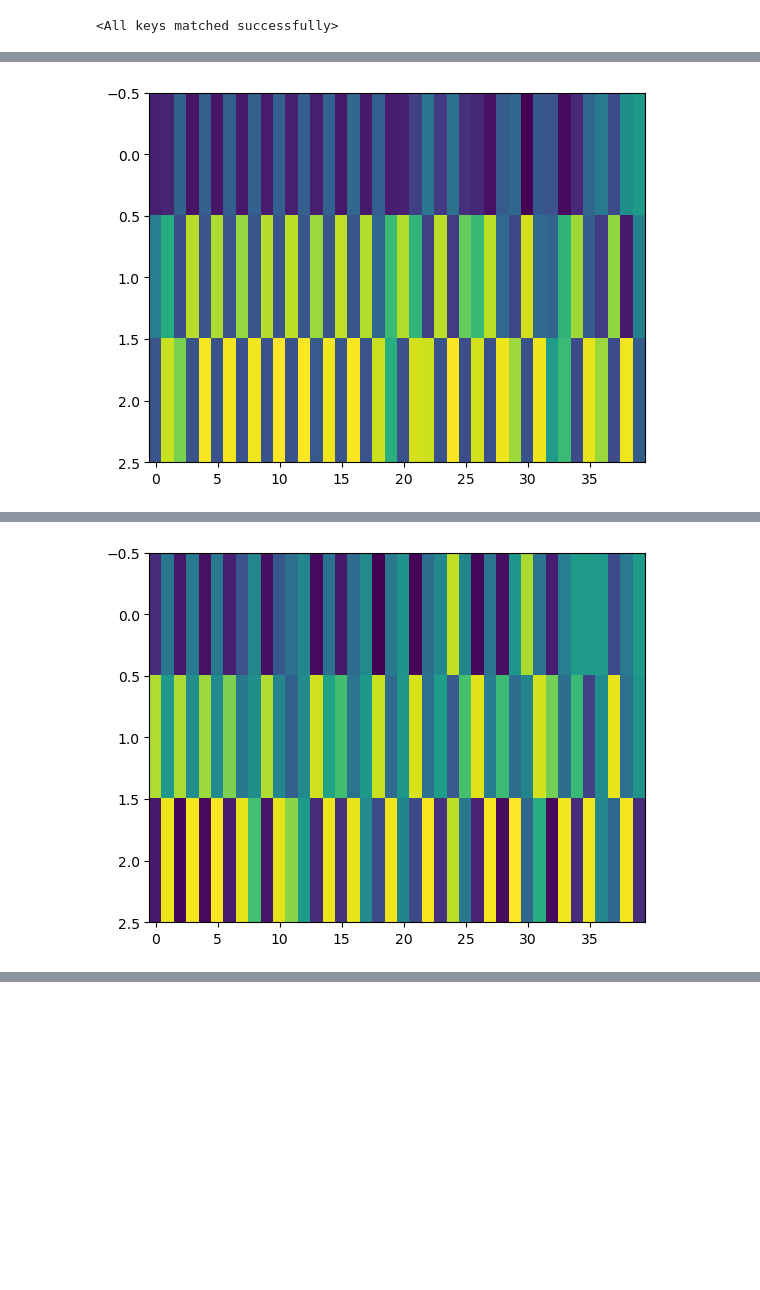
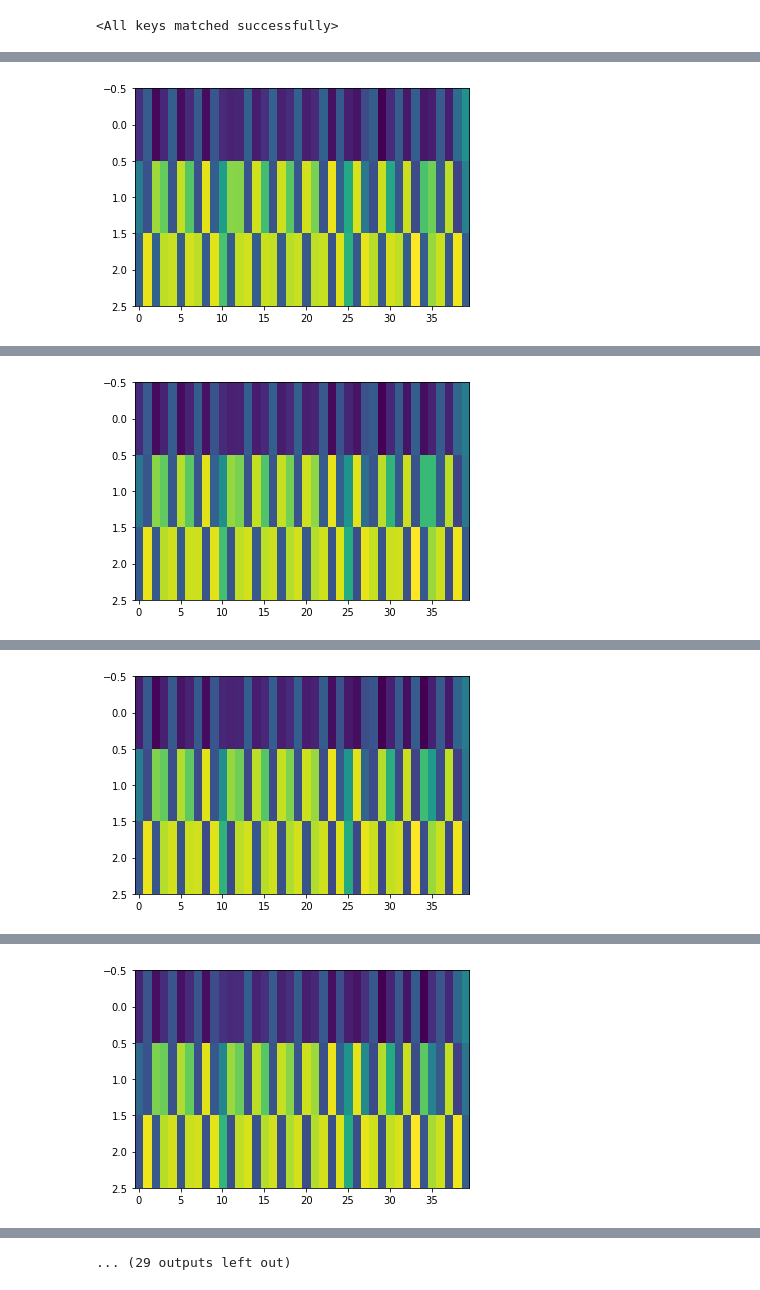
Before and after one commit to gijsdesmit/Project_DL, a Jupyter notebook: patch_attack_pytorch.ipynb, the cells around one changed output, grey strips where cells are left out. Drawn from its saved outputs; the diff is of its cells as text; code cells hidden in the pictures; blank space fills up the shorter version.

Commit message:
updates to patch attack patch size made smaller patches were being made from base model and defended model but now patches are made from base model but evaluation is on base and defended model

```diff
--- a/patch_attack_pytorch.ipynb
+++ b/patch_attack_pytorch.ipynb
@@ -17,6 +24,9 @@ model_undefended = PyTorchModel()
 model_undefended.load_state_dict(torch.load('model_pytorch.pth'))
 # %% [output]
 <All keys matched successfully>
+# %%
+model_defended = model_defended.to(device)
+model_undefended = model_undefended.to(device)
 # %%
 testX = np.load('testData.npy')
 testY = np.load('groundTruth.npy')
@@ -127,6 +197,6 @@ def patch_attack(model, train_loader, test_loader, target_class, patch_size=(20,
 # %%
 # Run the patch_attack function
-patch_def, metrics_def = patch_attack(model_defended, train_loader, test_loader, target_class=0, patch_size=(40,3), num_epochs=1)
-patch, metrics = patch_attack(model_undefended, train_loader, test_loader, target_class=0, patch_size=(40,3), num_epochs=1)
+patch_def, metrics_def = patch_attack(model_defended, train_loader, test_loader, target_class=0, patch_size=(40,3), num_epochs=10)
+patch, metrics = patch_attack(model_undefended, train_loader, test_loader, target_class=0, patch_size=(40,3), num_epochs=10)
 print(f'Fooling accuracy defended vs. undefended: {metrics_def[0]} vs. {metrics[0]}')
 # %% [output]
@@ -134 +204 @@ Epoch 0, FOOLING Test Accuracy: 0.64
-[figure, old version]
+[figure, new version]
@@ -136 +206 @@ Epoch 0, FOOLING Test Accuracy: 0.77
-[figure, old version]
+[figure, new version]
@@ -137,0 +208 @@ Accuracy defended vs. undefended: 0.6382978558540344 vs. 0.7726346850395203
+[figure, added]
@@ -137,0 +210 @@ Accuracy defended vs. undefended: 0.6382978558540344 vs. 0.7726346850395203
+[figure, added]
@@ -137,0 +215 @@ Accuracy defended vs. undefended: 0.6382978558540344 vs. 0.7726346850395203
+... (29 outputs left out)
```
Also changed, not shown: parts of 15 cells of this notebook, 49 other files.
